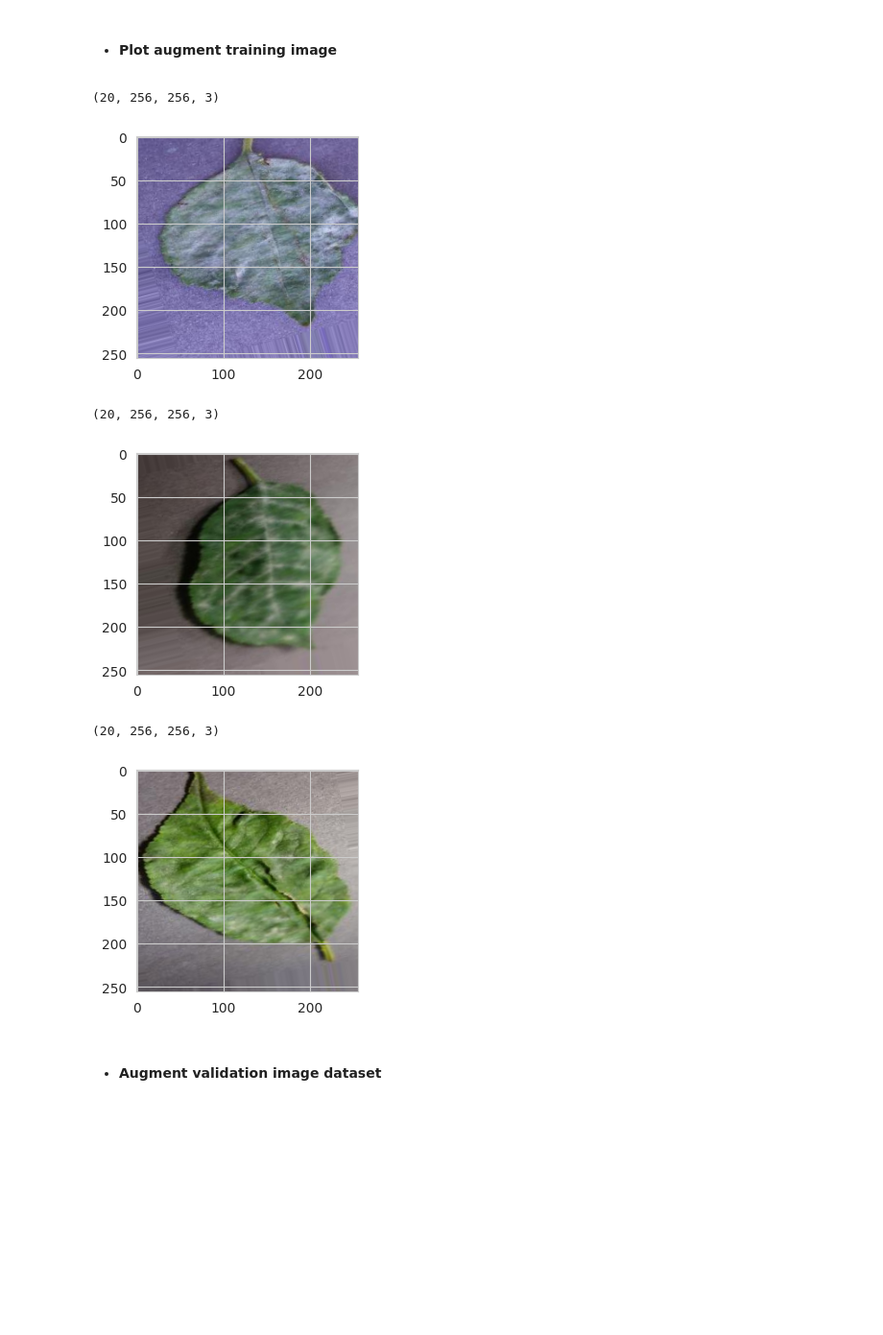
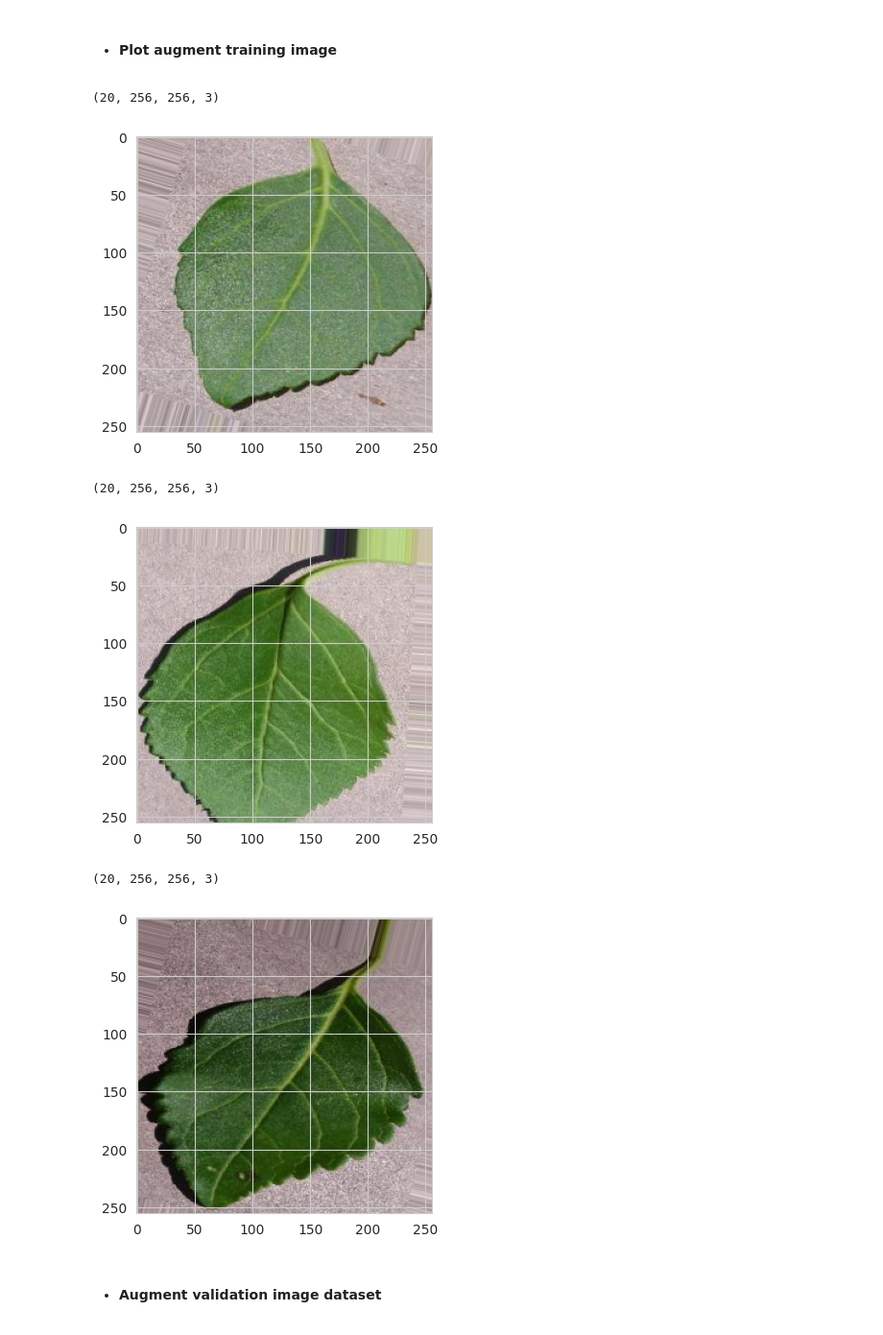
Before and after one commit to Diegomoro415/mildew_detection, a Jupyter notebook: jupyter_notebooks/MoldelingEvaluation.ipynb, the cells around one changed output. Shown at 96% size. Drawn from its saved outputs; the diff is of its cells as text; code cells hidden in the pictures; blank space fills up the shorter version.

```diff
--- a/jupyter_notebooks/MoldelingEvaluation.ipynb
+++ b/jupyter_notebooks/MoldelingEvaluation.ipynb
@@ -186,18 +186,18 @@ Found 2944 images belonging to 2 classes.
 * #### Plot augment training image
 # %%
 for _ in range(3):
-    plt.figure(figsize=(3, 3))
+    plt.figure(figsize=(4, 4))
     img, label = train_set.next()
     print(img.shape)
     plt.imshow(img[0])
     plt.show()
 # %% [output]
 (20, 256, 256, 3)
-[figure, old version]
+[figure, new version]
 (20, 256, 256, 3)
-[figure, old version]
+[figure, new version]
 (20, 256, 256, 3)
-[figure, old version]
+[figure, new version]
 # %% [markdown]
 * #### Augment validation image dataset
 # %%
```
Also changed, not shown: parts of 18 cells of this notebook.
